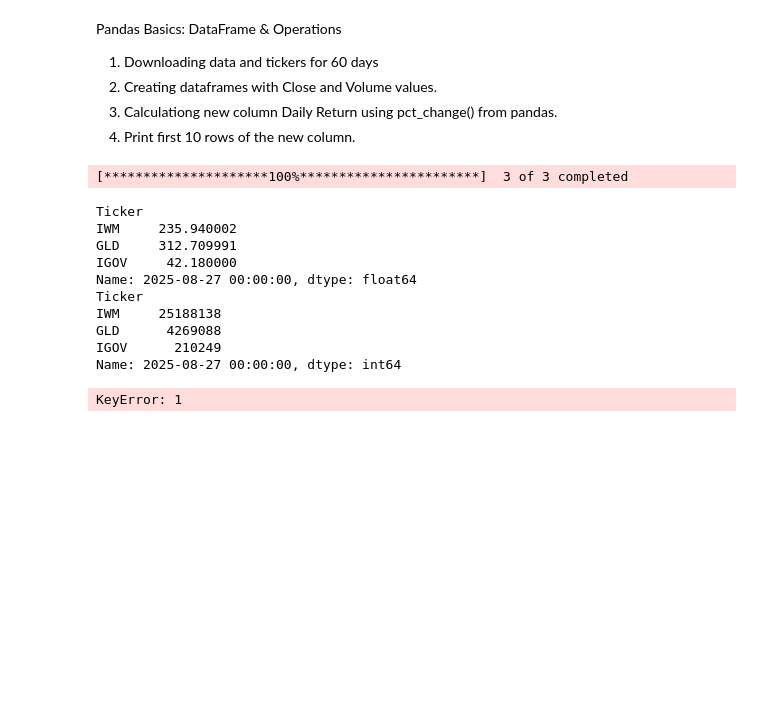
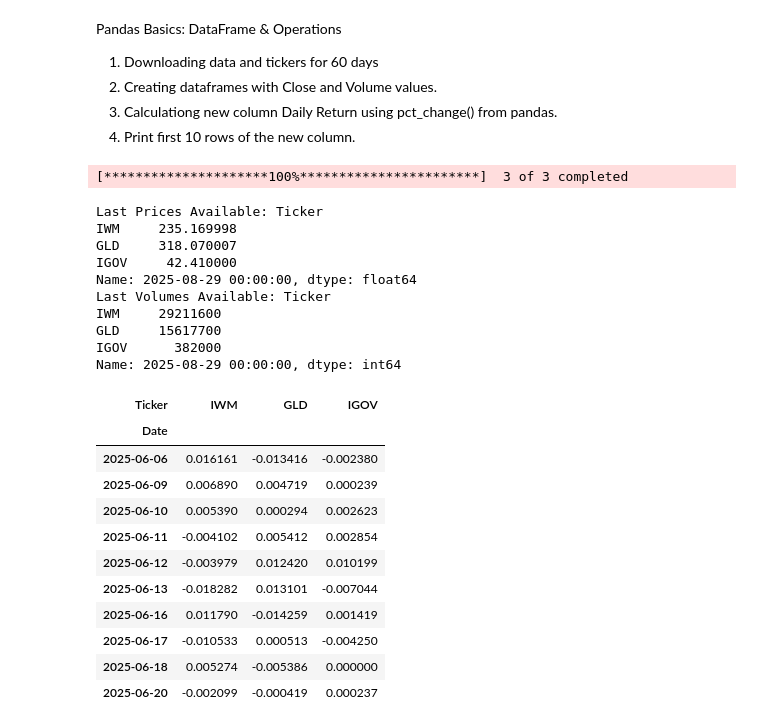
Before and after one commit to DLPietro/learning-roadmap, a Jupyter notebook: notebooks/day_4.ipynb, the cells around one changed output. Saved outputs shown, nothing was run; the diff lists cells and outputs as text; code cells hidden in the pictures; blank space fills up the shorter version.

```diff
--- a/notebooks/day_4.ipynb
+++ b/notebooks/day_4.ipynb
@@ -14,28 +14,39 @@ tickers = ['IWM', 'GLD', 'IGOV']                                   # Defined tic
 data = yf.download(tickers, period = '60d')                        # Selected assets: Apple, Microsoft and Google for a peirod of 60 days
 close_prices = data['Close'][['IWM', 'GLD', 'IGOV']]               # Only Closing prices
 volume = data['Volume'][['IWM', 'GLD', 'IGOV']]                    # Volume Column
-print(close_prices.iloc[-1])                                       # Print last prices available
-print(volume.iloc[-1])                                             # Print Volume for Each Asset
+
+print(f"Last Prices Available: {close_prices.iloc[-1]}")           # Print last prices available
+
+print(f"Last Volumes Available: {volume.iloc[-1]}")                # Print Volume for Each Asset
 # %% [output]
 [*********************100%***********************]  3 of 3 completed
-Ticker
-IWM     235.940002
-GLD     312.709991
-IGOV     42.180000
-Name: 2025-08-27 00:00:00, dtype: float64
-Ticker
-IWM     25188138
-GLD      4269088
-IGOV      210249
-Name: 2025-08-27 00:00:00, dtype: int64
+Last Prices Available: Ticker
+IWM     235.169998
+GLD     318.070007
+IGOV     42.410000
+Name: 2025-08-29 00:00:00, dtype: float64
+Last Volumes Available: Ticker
+IWM     29211600
+GLD     15617700
+IGOV      382000
+Name: 2025-08-29 00:00:00, dtype: int64
-# %%
-def calc_daily_returns(prices):
-  returns = []                                             # Function for daily return calculation
-  for i in range(1, len(prices)):                          # The loop uses the formula to calculate the daily returns, comparing the percentage of the first with the previous one
-    ret = (prices[i] / prices[i-1]) - 1
-    returns.append(round(ret, 2))
-  return returns
-
-print(calc_daily_returns(close_prices))
-# %% [output]
-KeyError: 1
+# %%
+def calc_daily_returns(prices):
+  """Calculate Daily Returns with pct_change()"""                               # Function for daily return calculation
+  returns = prices.pct_change()                                                 # Function ready using pandas
+  return returns
+
+calc_daily_returns(close_prices).dropna().head(10)                              # Print frist 10 rows
+# %% [output]
+| Ticker | IWM | GLD | IGOV |
+| Date |  |  |  |
+| 2025-06-06 | 0.016161 | -0.013416 | -0.002380 |
+| 2025-06-09 | 0.006890 | 0.004719 | 0.000239 |
+| 2025-06-10 | 0.005390 | 0.000294 | 0.002623 |
+| 2025-06-11 | -0.004102 | 0.005412 | 0.002854 |
+| 2025-06-12 | -0.003979 | 0.012420 | 0.010199 |
+| 2025-06-13 | -0.018282 | 0.013101 | -0.007044 |
+| 2025-06-16 | 0.011790 | -0.014259 | 0.001419 |
+| 2025-06-17 | -0.010533 | 0.000513 | -0.004250 |
+| 2025-06-18 | 0.005274 | -0.005386 | 0.000000 |
+| 2025-06-20 | -0.002099 | -0.000419 | 0.000237 |
```
Also changed, not shown: parts of 1 cell of this notebook.
